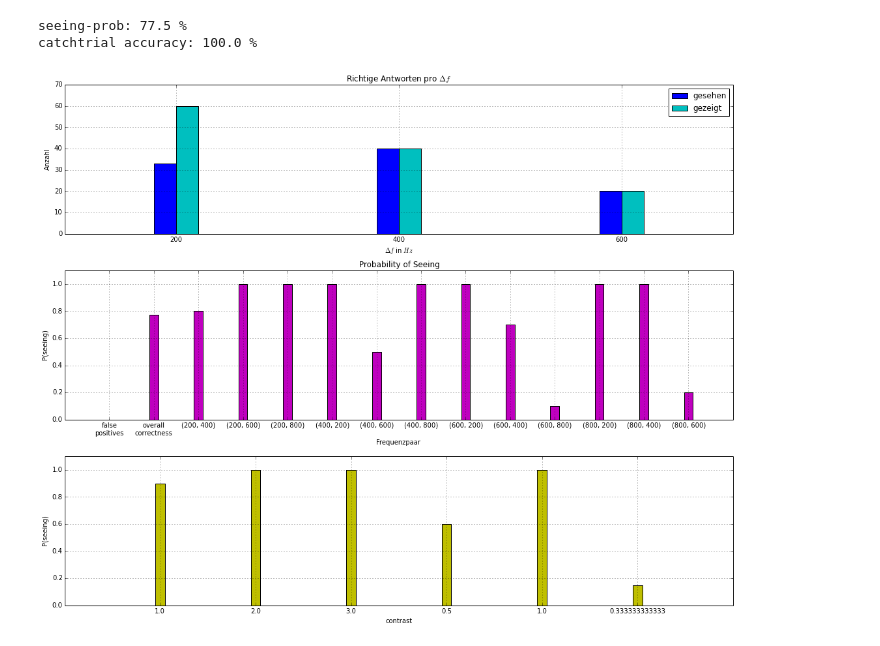
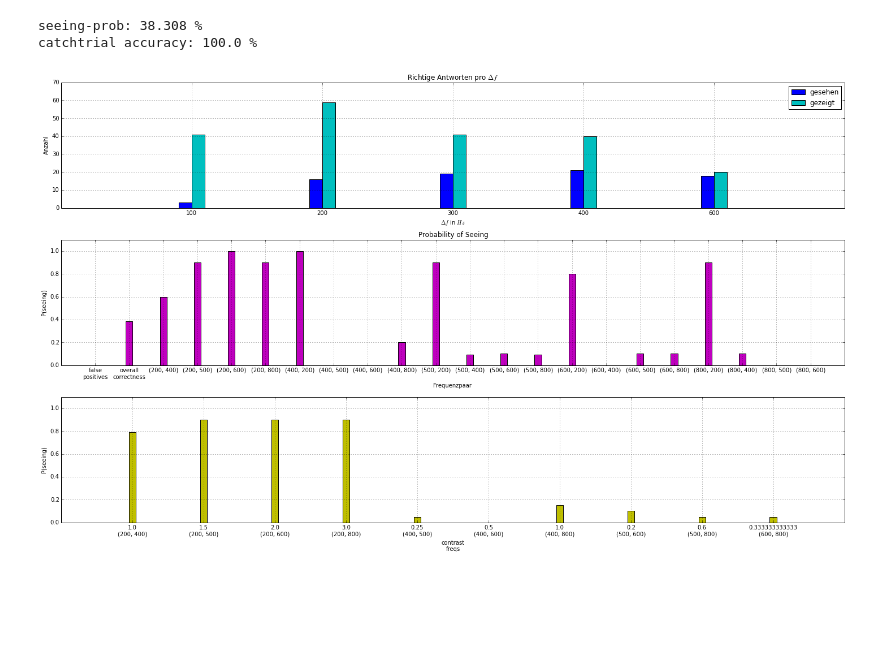
Before and after one commit to wachtlerlab/RWeiss, a Jupyter notebook: Auswertung_subplots.ipynb, the cells around one changed output. Saved outputs shown, nothing was run; the diff lists cells and outputs as text; code cells hidden in the pictures; blank space fills up the shorter version.

```diff
--- a/Auswertung_subplots.ipynb
+++ b/Auswertung_subplots.ipynb
@@ -5,7 +5,7 @@ from operator import add
 
 #Dateiliste erstellen
 files = []
-for filename in glob.glob('/home/weiss/data/TW*.csv'):
+for filename in glob.glob('/home/weiss/data/RW_blau*.csv'):
     files.append(filename)
 
 #read files
@@ -62,8 +62,7 @@ print 'seeing-prob:', round(100.*seen/trials, 3), '%'
 print 'catchtrial accuracy:', round(100.*catchseen/catchtrials), '%'
 
 
-f, p = plt.subplots(3, figsize=(15,12))
-
+f, p = plt.subplots(3, figsize=(20,12))
 p1 = p[0].bar(range(len(d_delta)), [d_delta[key][0] for key in sorted(d_delta)], align='edge', width=0.1, color='c')
 p2 = p[0].bar(range(len(d_delta)), [d_delta[key][1] for key in sorted(d_delta)], align='edge', width=-0.1, color='b')
 
@@ -75,35 +74,41 @@ p[0].set_title('Richtige Antworten pro $\Delta f$')
 p[0].legend((p2, p1), ('gesehen', 'gezeigt'))
 p[0].grid()
 p[0].set_ylim(0,70)
 
 p[1].bar(range(len(d_all)), [float(d_all[key][1])/d_all[key][0] for key in sorted(d_all)], align='center', width=.2, color='m')
 p[1].set_xticks(range(len(d_all)))
 p[1].set_xticklabels(sorted(d_all))
 p[1].set_ylim(0, 1.1)
-p[1].set_xlim(-1, 14)
+p[1].set_xlim(-1, 22)
 p[1].grid()
 p[1].set_title('Probability of Seeing')
 p[1].set_xlabel('Frequenzpaar')
 p[1].set_ylabel('P(seeing)')
 
 
 contrastsum = []
 for key in sorted(d_freqs):
     if key[0]<key[1]:
         contrastsum.append(map(add, d_freqs[key], d_freqs[tuple(reversed(key))]))
 
 contrasts = [float(fr[1])/fr[0]-1 for fr in sorted(d_freqs) if fr[0]<fr[1]]
+contrastticks = []
+i = 0
+for key in sorted(d_freqs):
+    if key[0]<key[1]:
+        contrasts[i] = str(contrasts[i])+'\n'+str((key[0],key[1]))
+        i += 1
 p[2].bar(range(len(contrasts)), [(float(item[1])/item[0]) for item in contrastsum], align='center', width=.1, color='y')
 p[2].set_xticks(range(len(contrasts)))
 p[2].set_xticklabels(contrasts)
 p[2].grid()
 p[2].set_ylim(0, 1.1)
-p[2].set_xlim(-1, 6)
-p[2].set_xlabel('contrast')
+p[2].set_xlim(-1, 10)
+p[2].set_xlabel('contrast\nfreqs')
 p[2].set_ylabel('P(seeing)')
 
 f.tight_layout()
 # %% [output]
-seeing-prob: 77.5 %
+seeing-prob: 38.308 %
 catchtrial accuracy: 100.0 %
-[figure, old version]
+[figure, new version]
```
Also changed, not shown: 3 other files.
